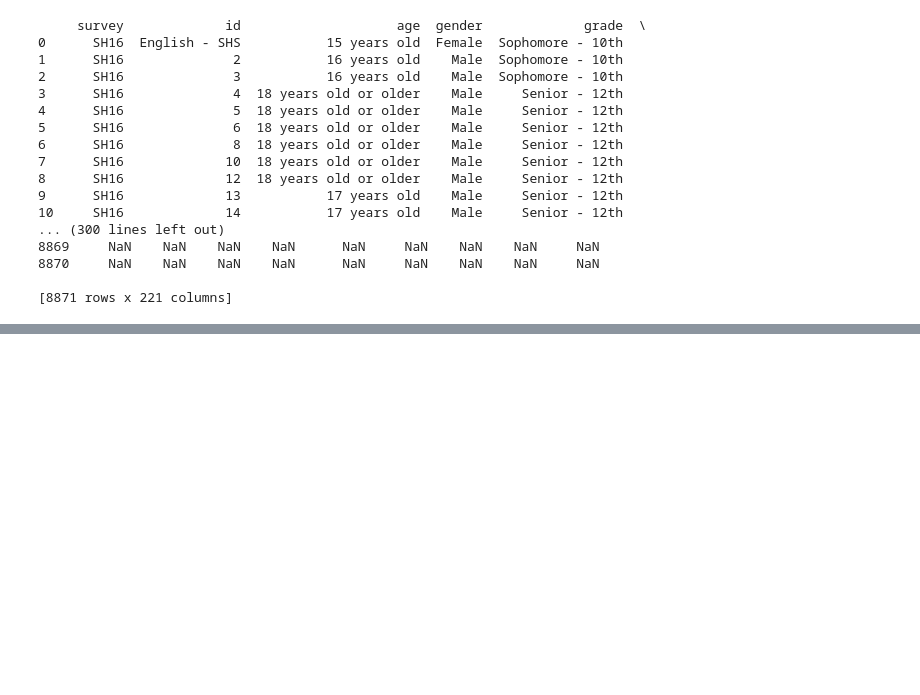
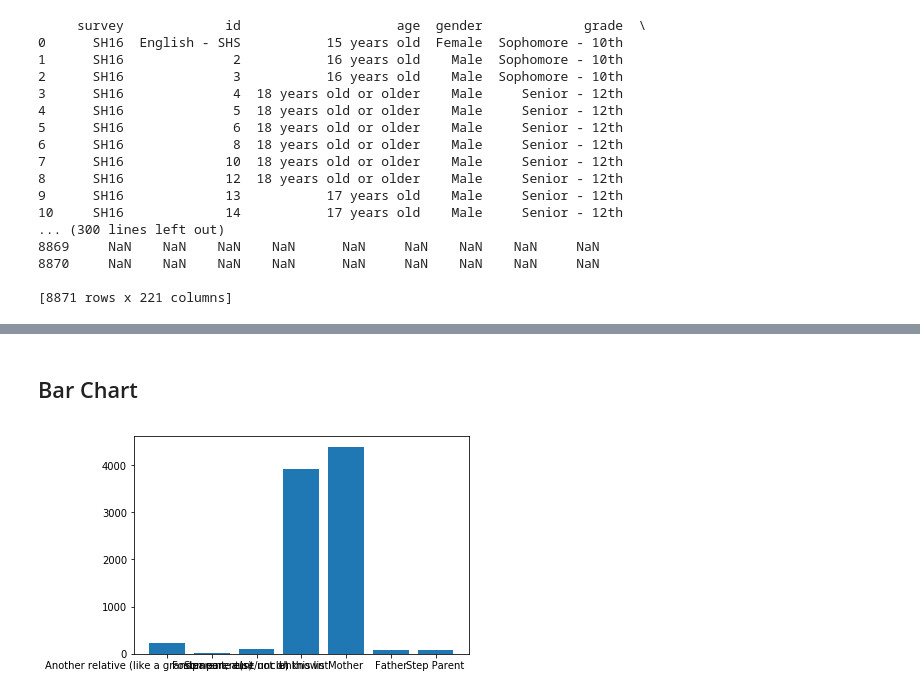
Before and after one commit to MozillaDataScience/outreachy-datascience-2018, a Jupyter notebook: proposals/12_brunapinos.ipynb, the cells around one changed output, grey strips where cells are left out. Cells and saved outputs as stored; diff of their text form; code cells hidden in the pictures; blank space fills up the shorter version.

```diff
--- a/proposals/12_brunapinos.ipynb
+++ b/proposals/12_brunapinos.ipynb
@@ -5,5 +13,5 @@ import pandas as pd
 import matplotlib.pyplot as plt
 import numpy as np
 # %%
-csv = pd.read_csv("../school-yrbs/Somerville_High_School_YRBS_Raw_Data_2002-2016.csv")
+school_df = pd.read_csv("../school-yrbs/Somerville_High_School_YRBS_Raw_Data_2002-2016.csv")
 # %%
@@ -41,2 +52,4 @@ csv.tail()
 # %%
-csv.replace(regex=r'^\s*$', value='Unknown', inplace=True)
+# After preprocessing
+school_df.replace(regex=r'^\s*$', value='Unknown', inplace=True)
+school_df.tail()
@@ -109,0 +94,22 @@ pd.crosstab( csv ['parents'], csv ['gender'], margins=True)
+# %%
+dummies = pd.get_dummies(school_df.parents)
+parents_values = school_df['parents'].unique()
+
+mother_list = []
+father_list = []
+step_list = []
+
+for value in parents_values:
+    if value.find('mother') != -1:
+        mother_list.append(value)
+        if value.find('step-parent') != -1:
+            step_list = [value]
+    elif value.find('father') != -1:
+        father_list = [value]
+        if value.find('step-parent') != -1:
+            step_list = [value]
+
+lists = [mother_list, father_list, step_list, 'Mother', 'Father', 'Step Parent']
+for i in range(0,3):
+    dummies = (pd.concat([dummies, dummies[lists[i]].sum(1)], axis=1)).rename(columns={0:lists[i+3]})
+dummies
@@ -109,0 +137,8 @@ pd.crosstab( csv ['parents'], csv ['gender'], margins=True)
+# %%
+ax = ['Another relative (like a grandparent, aunt/uncle)','Foster parent(s)', 'Someone else not on this list', 'Unknown', 'Mother', 'Father', 'Step Parent']
+ay = []
+for name in ax:
+    ay.append((dummies[name].value_counts()).get(1))
+
+for i in range(len(ax)):
+    print(ax[i],':', ay[i])
@@ -109,0 +153,8 @@ pd.crosstab( csv ['parents'], csv ['gender'], margins=True)
+# %% [markdown]
+## Bar Chart
+# %%
+fig1, ax1 = plt.subplots()
+ax1.bar(ax, ay)
+plt.show()
+# %% [output]
+[figure, added]
```
Also changed, not shown: parts of 27 cells of this notebook.
